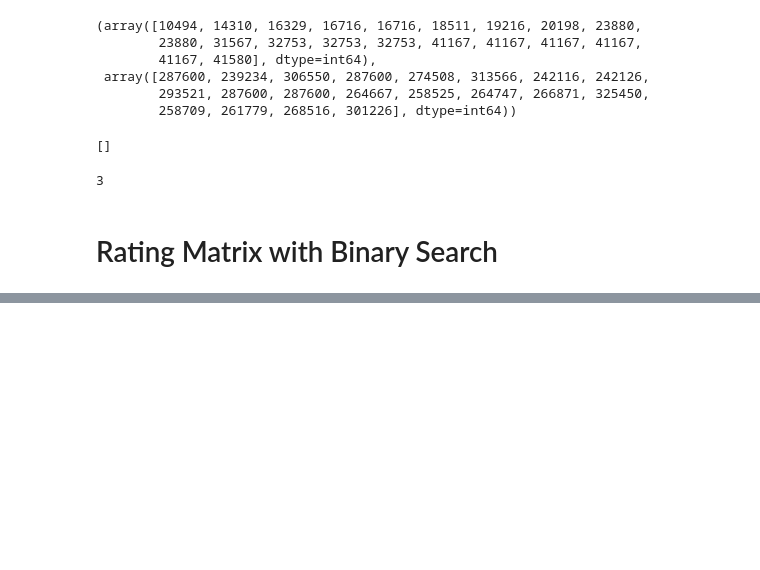
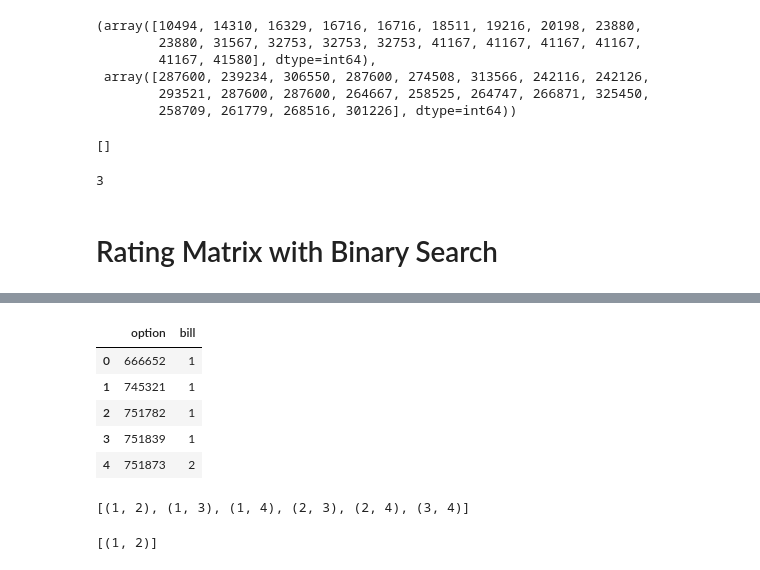
Before and after one commit to melihkacaman/Option-Matrix-Factorization, a Jupyter notebook: notebooks/02.Feature Extraction .ipynb, the cells around one changed output, grey strips where cells are left out. Saved outputs shown, nothing was run; the diff lists cells and outputs as text; code cells hidden in the pictures; blank space fills up the shorter version.

```diff
--- a/notebooks/02.Feature Extraction .ipynb
+++ b/notebooks/02.Feature Extraction .ipynb
@@ -261,0 +264,12 @@ intersection 0
+# %%
+data_sorted = data.sort_values(by=["bill", "option"]).drop("index", axis=1)
+data_sorted.reset_index(drop=True, inplace=True)
+
+data_sorted.head()
+# %% [output]
+|  | option | bill |
+| 0 | 666652 | 1 |
+| 1 | 745321 | 1 |
+| 2 | 751782 | 1 |
+| 3 | 751839 | 1 |
+| 4 | 751873 | 2 |
@@ -261,0 +279,9 @@ intersection 0
+# %%
+def findsubsets(s, n):
+    return list(itertools.combinations(s, n))
+
+s = set([1, 2, 3, 4])
+
+findsubsets(s, 2)
+# %% [output]
+[(1, 2), (1, 3), (1, 4), (2, 3), (2, 4), (3, 4)]
@@ -261,0 +304,4 @@ intersection 0
+# %%
+findsubsets([1,2], 2)
+# %% [output]
+[(1, 2)]
```
Also changed, not shown: parts of 6 cells of this notebook.
